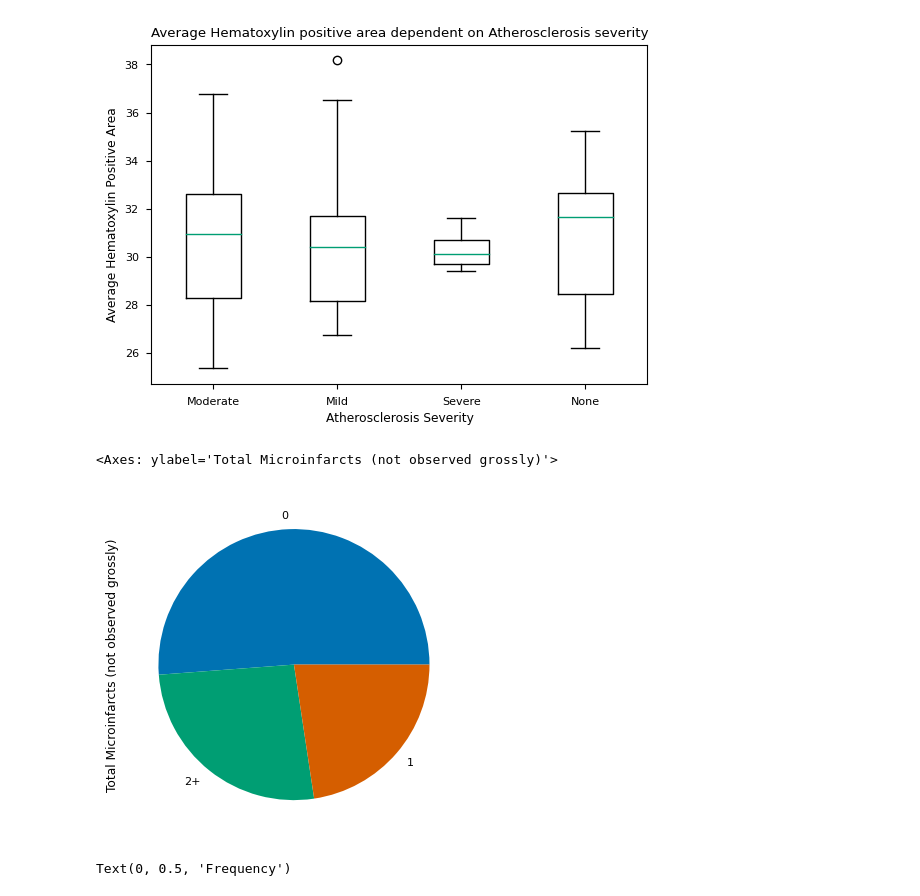
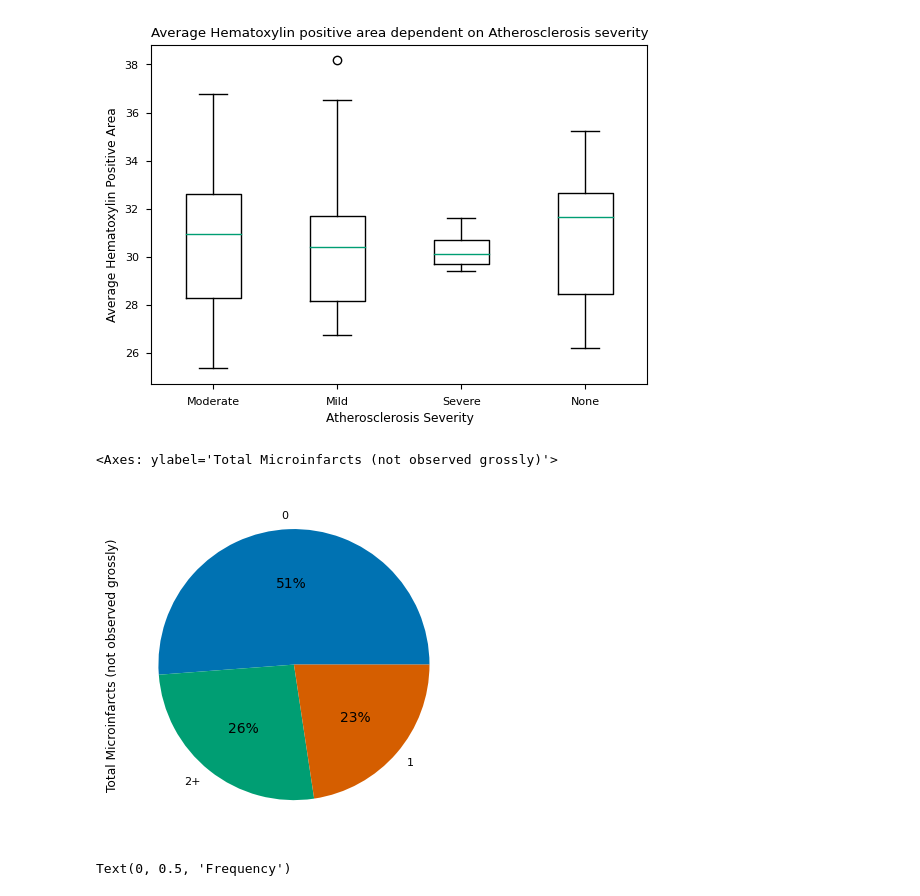
Before and after one commit to amandafriedmann/NEUR-Data-Analysis, a Jupyter notebook: FINAL_PROJECT_WORK.ipynb, the cells around one changed output. Cells and saved outputs as stored; diff of their text form; code cells hidden in the pictures.

```diff
--- a/FINAL_PROJECT_WORK.ipynb
+++ b/FINAL_PROJECT_WORK.ipynb
@@ -111,10 +111,10 @@ Text(0.5, 1.0, 'Average Hematoxylin positive area dependent on Atherosclerosis s
 [figure]
 # %%
 #Total Microinfarcts grouping variable distribution
-microinfarcts_data['Total Microinfarcts (not observed grossly)'].value_counts().plot(kind='pie')
+microinfarcts_data['Total Microinfarcts (not observed grossly)'].value_counts().plot(kind='pie',autopct='%1.0f%%')
 # %% [output]
 <Axes: ylabel='Total Microinfarcts (not observed grossly)'>
-[figure, old version]
+[figure, new version]
 # %%
 #Total Microinfarcts ripa tTau_Grey matter distribution
 microinfarcts_data['ripa tTau_Grey matter'].plot(kind='hist', color = 'lightblue')
```
Also changed, not shown: parts of 1 cell of this notebook.
